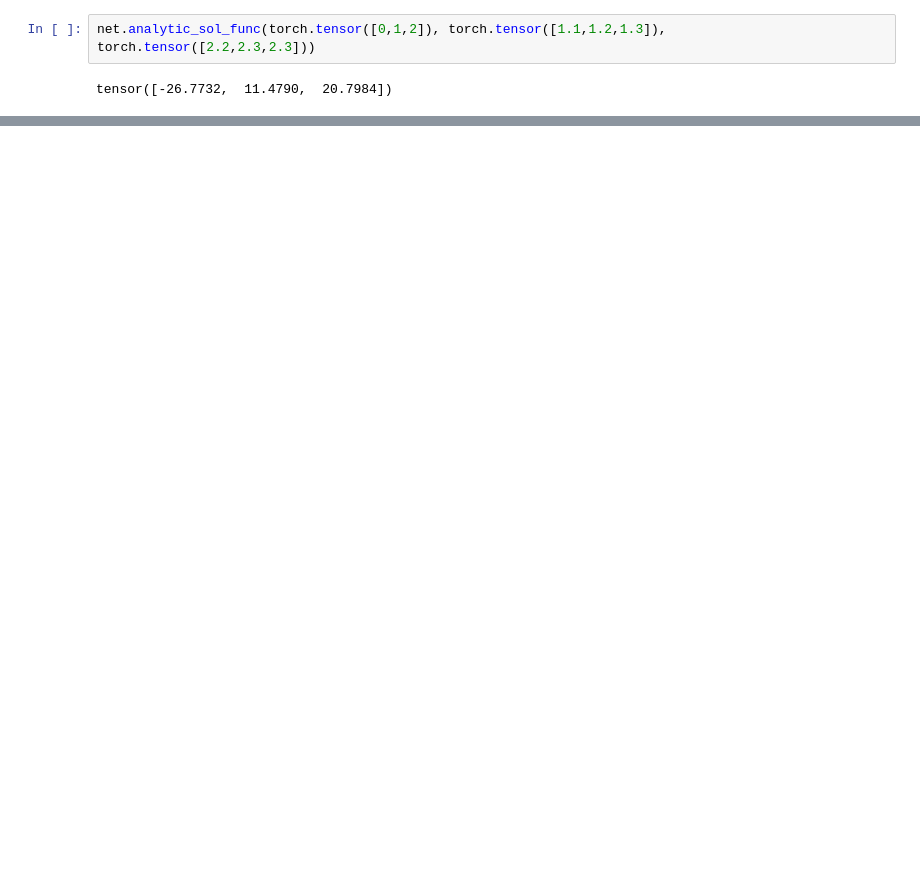
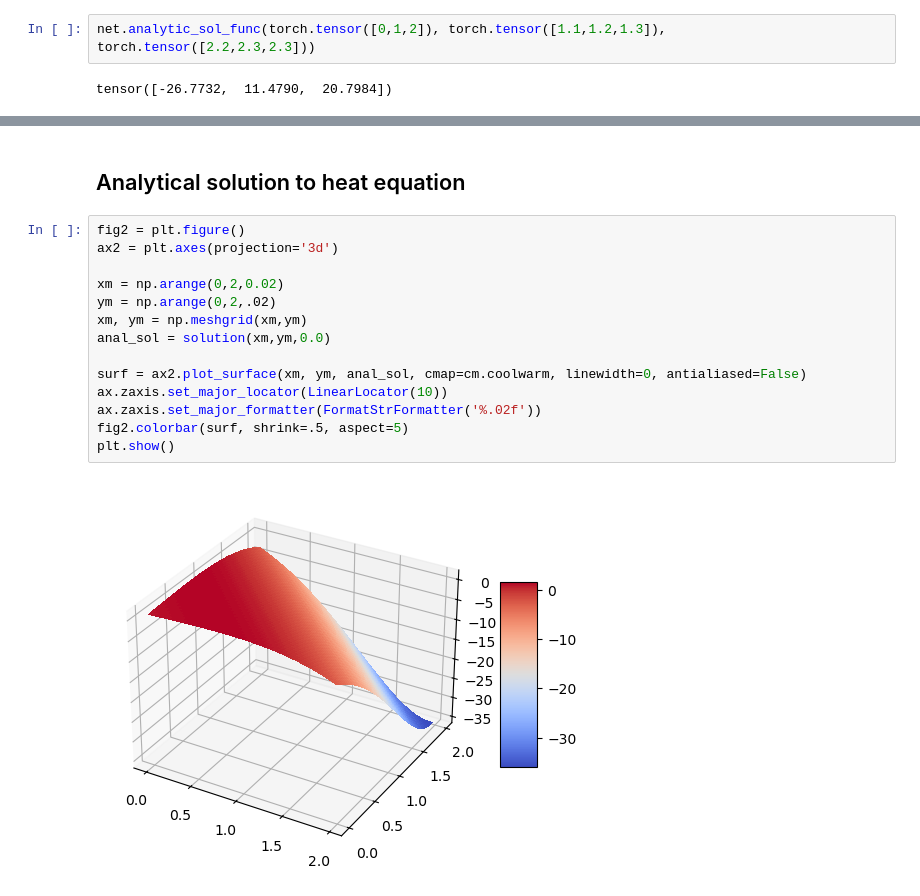
Before and after one commit to Teslos/SciML, a Jupyter notebook: PINNs/solveDiff.ipynb, the cells around one changed output, grey strips where cells are left out. Cells and saved outputs as stored; diff of their text form; blank space fills up the shorter version.

```diff
--- a/PINNs/solveDiff.ipynb
+++ b/PINNs/solveDiff.ipynb
@@ -560,0 +554,18 @@ mse
+# %% [markdown]
+## Analytical solution to heat equation
+# %%
+fig2 = plt.figure()
+ax2 = plt.axes(projection='3d')
+
+xm = np.arange(0,2,0.02)
+ym = np.arange(0,2,.02)
+xm, ym = np.meshgrid(xm,ym)
+anal_sol = solution(xm,ym,0.0)
+
+surf = ax2.plot_surface(xm, ym, anal_sol, cmap=cm.coolwarm, linewidth=0, antialiased=False)
+ax.zaxis.set_major_locator(LinearLocator(10))
+ax.zaxis.set_major_formatter(FormatStrFormatter('%.02f'))
+fig2.colorbar(surf, shrink=.5, aspect=5)
+plt.show()
+# %% [output]
+[figure, added]
```
Also changed, not shown: parts of 12 cells of this notebook, 3 other files.
